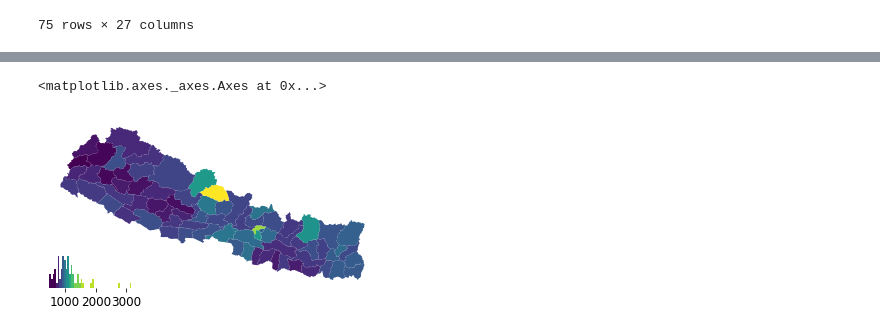
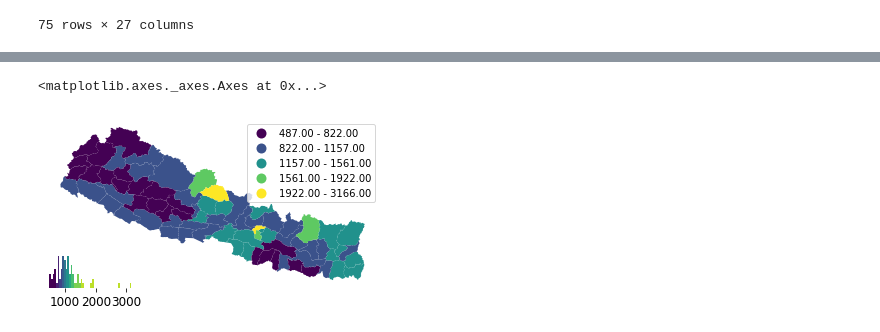
Before and after one commit to quarcs-lab/book-2020-spatial-analysis-methods-and-practice, a Jupyter notebook: Lab1/Lab1_GettingToKnowDataSet.ipynb, the cells around one changed output, grey strips where cells are left out. Saved outputs shown, nothing was run; the diff lists cells and outputs as text; code cells hidden in the pictures.

```diff
--- a/Lab1/Lab1_GettingToKnowDataSet.ipynb
+++ b/Lab1/Lab1_GettingToKnowDataSet.ipynb
@@ -302,13 +302,13 @@ ax.set_axis_off()
 # %%
 # Using legendgrams
-ax = NepalAid.plot("pcincppp")
+ax = NepalAid.plot("pcincppp", scheme='NaturalBreaks', legend=True)
 ax.axis('off')
 legendgram(plt.gcf(), # grab the figure, we need it
            ax, # the axis to add the legend
            NepalAid.pcincppp, # the attribute to map
            np.percentile(NepalAid.pcincppp, np.arange(10,110,10)), # the breaks to induce color differences on
            mplpal.Viridis_10 # the palette to use
           )
 # %% [output]
 <matplotlib.axes._axes.Axes at 0x...>
-[figure, old version]
+[figure, new version]
```
Also changed, not shown: parts of 1 cell of this notebook.
